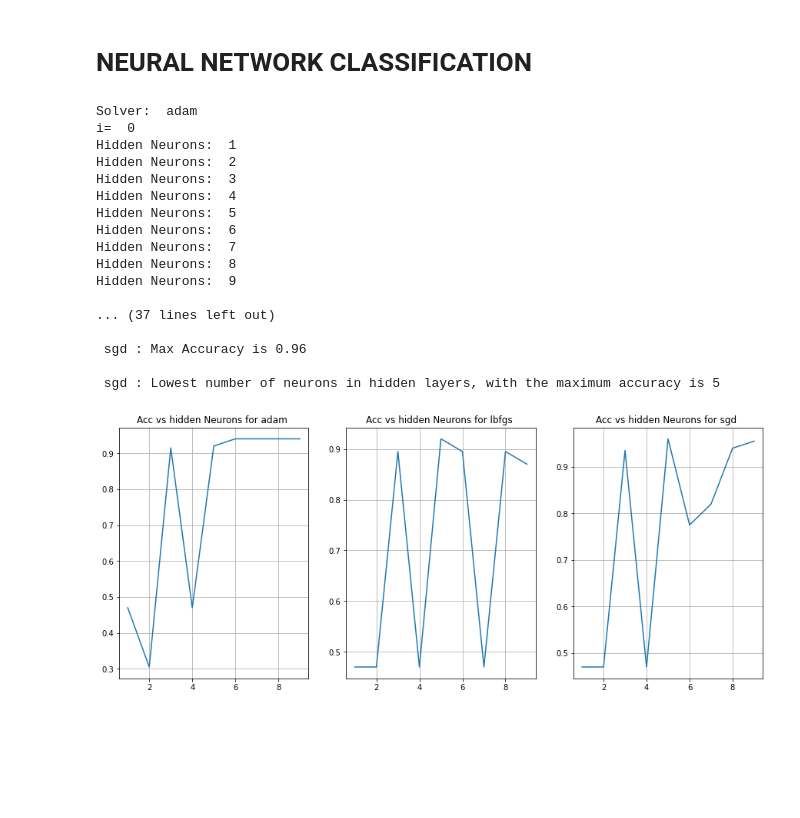
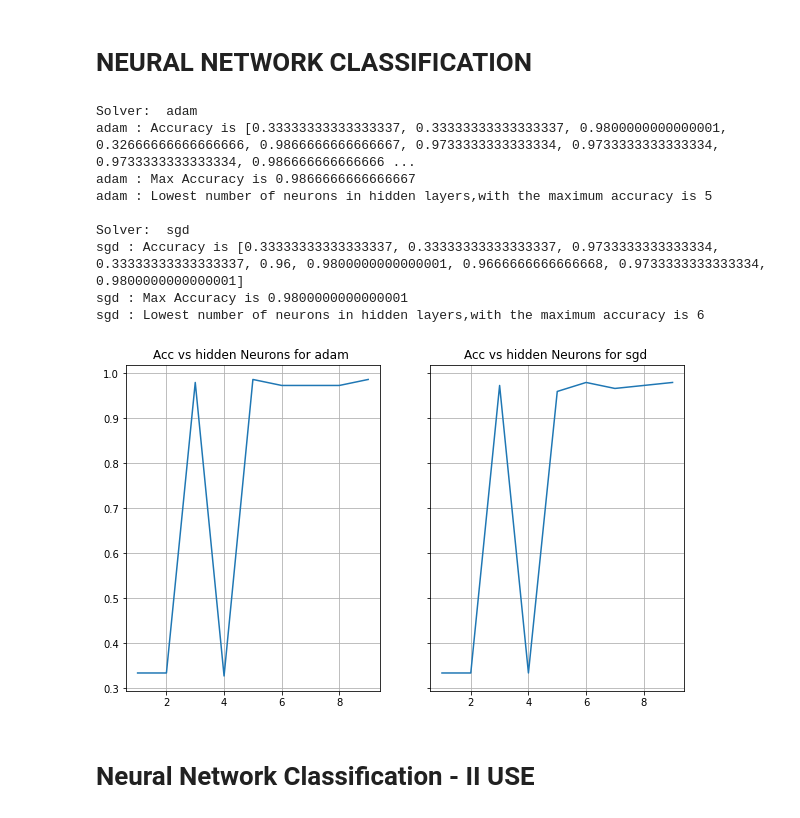
Before and after one commit to MatteoGandetto/Corso_ML_con_Python, a Jupyter notebook: Classificazione_NN.ipynb, the cells around one changed output. Saved outputs shown, nothing was run; the diff lists cells and outputs as text; code cells hidden in the pictures; blank space fills up the shorter version.

```diff
--- a/Classificazione_NN.ipynb
+++ b/Classificazione_NN.ipynb
@@ -114,6 +114,13 @@ plt.show()
 # - MLP requires tuning a number of hyperparameters such as the number of
 #   hidden neurons, layers, and iterations.
 # - MLP is sensitive to feature scaling.
+
+# max_iter, default=200
+# Maximum number of iterations. The solver iterates until convergence
+# (determined by ‘tol’) or this number of iterations.
+# For stochastic solvers (‘sgd’, ‘adam’), note that this determines the number
+# of epochs (how many times each data point will be used), not the number
+# of gradient steps.
 
 #to optimize: # of neurons, #of hidden layers, epoch, learning rate
 
@@ -129,10 +136,10 @@ cv=10
 max_number_of_neurons=10
 
 #list of solvers
-solver_l=('adam','lbfgs','sgd')
+solver_l=('adam','sgd')
 accuracy_matrix = []
 
-fig,axs=plt.subplots(1,len(solver_l),figsize=(5*len(solver_l),6))
+fig,axs=plt.subplots(1,len(solver_l),figsize=(5*len(solver_l),6),sharey=True)
 
 #loop to choose the solver
 for i,solver in enumerate(solver_l):
@@ -143,48 +150,42 @@ for i,solver in enumerate(solver_l):
   #loop to choose the number of hidden neurons
   for hidden_layers_neurons in range(1,max_number_of_neurons):
     #print('Hidden Neurons: ',hidden_layers_neurons)
 
     #create the MLP
     mlp = MLPClassifier(solver=solver, alpha=1e-5,
                       hidden_layer_sizes=(hidden_layers_neurons,
                                           hidden_layers_neurons,),
-                      random_state=1,max_iter=100000)
+                      random_state=1,max_iter=10000)
 
     #Store the scoring (mean of accuracy of cv corss validation) got by
     #'cross_val_score'
-    accuracy.append(cross_val_score(mlp,X_test,y_test,
+    accuracy.append(cross_val_score(mlp,data,labels,
                                        scoring='accuracy',cv=cv).mean())
   ###########################################
 
   #store the scoring given one solver of soler_l list
   accuracy_matrix.append(accuracy)
 
   print(solver,': Accuracy is', accuracy_matrix[i])
   print(solver,': Max Accuracy is', max(accuracy_matrix[i]))
   print(solver,
         ': Lowest number of neurons in hidden layers,with the maximum accuracy is',
         (accuracy_matrix[i].index(max(accuracy_matrix[i]))+1))
 
   asse_X=np.arange(1,10)
   axs[i].plot(asse_X,accuracy_matrix[i])
   axs[i].set_title('Acc vs hidden Neurons for %s ' % solver_l[i])
   axs[i].grid(True)
 # %% [output]
 Solver:  adam
-i=  0
-Hidden Neurons:  1
-Hidden Neurons:  2
-Hidden Neurons:  3
-Hidden Neurons:  4
-Hidden Neurons:  5
-Hidden Neurons:  6
-Hidden Neurons:  7
-Hidden Neurons:  8
-Hidden Neurons:  9
+adam : Accuracy is [0.33333333333333337, 0.33333333333333337, 0.9800000000000001, 0.32666666666666666, 0.9866666666666667, 0.9733333333333334, 0.9733333333333334, 0.9733333333333334, 0.986666666666666 ...
+adam : Max Accuracy is 0.9866666666666667
+adam : Lowest number of neurons in hidden layers,with the maximum accuracy is 5
 
-... (37 lines left out)
-
- sgd : Max Accuracy is 0.96
-
- sgd : Lowest number of neurons in hidden layers, with the maximum accuracy is 5
+Solver:  sgd
+sgd : Accuracy is [0.33333333333333337, 0.33333333333333337, 0.9733333333333334, 0.33333333333333337, 0.96, 0.9800000000000001, 0.9666666666666668, 0.9733333333333334, 0.9800000000000001]
+sgd : Max Accuracy is 0.9800000000000001
+sgd : Lowest number of neurons in hidden layers,with the maximum accuracy is 6
-[figure, old version]
+[figure, new version]
+# %% [markdown]
+# Neural Network Classification - II USE
```
Also changed, not shown: parts of 1 cell of this notebook.
